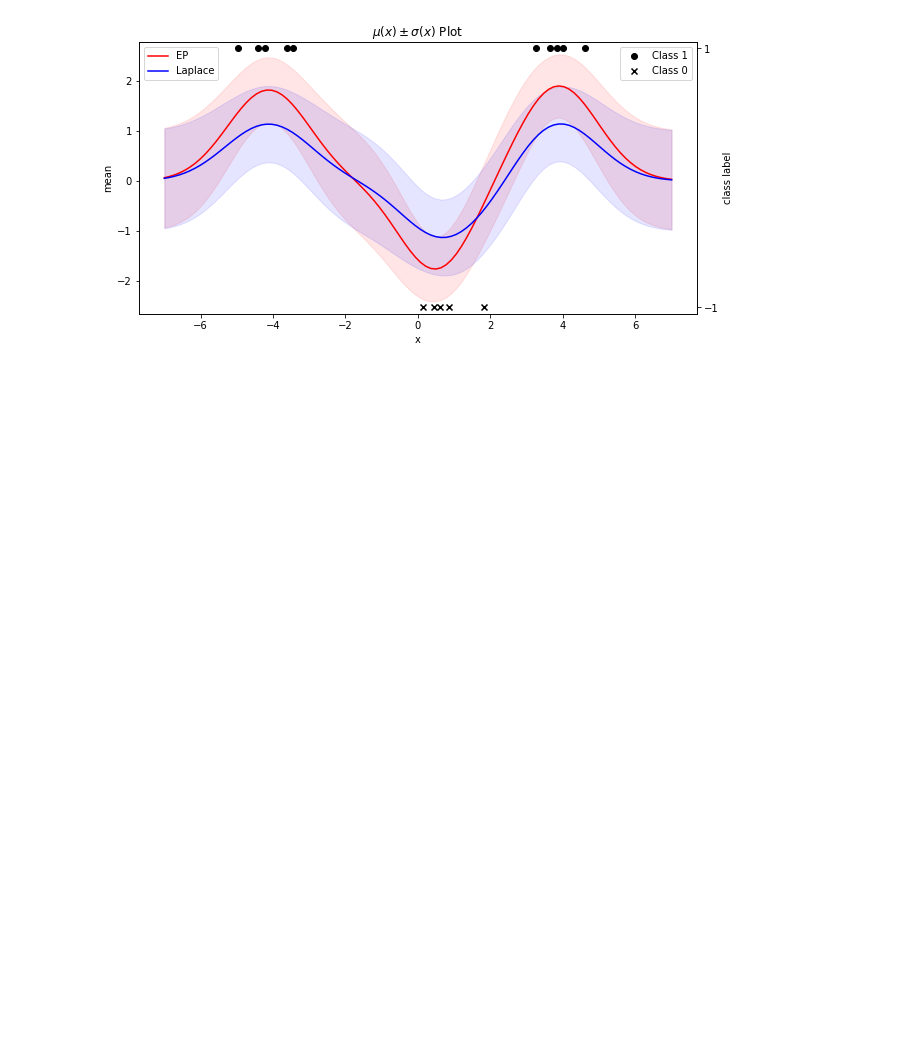
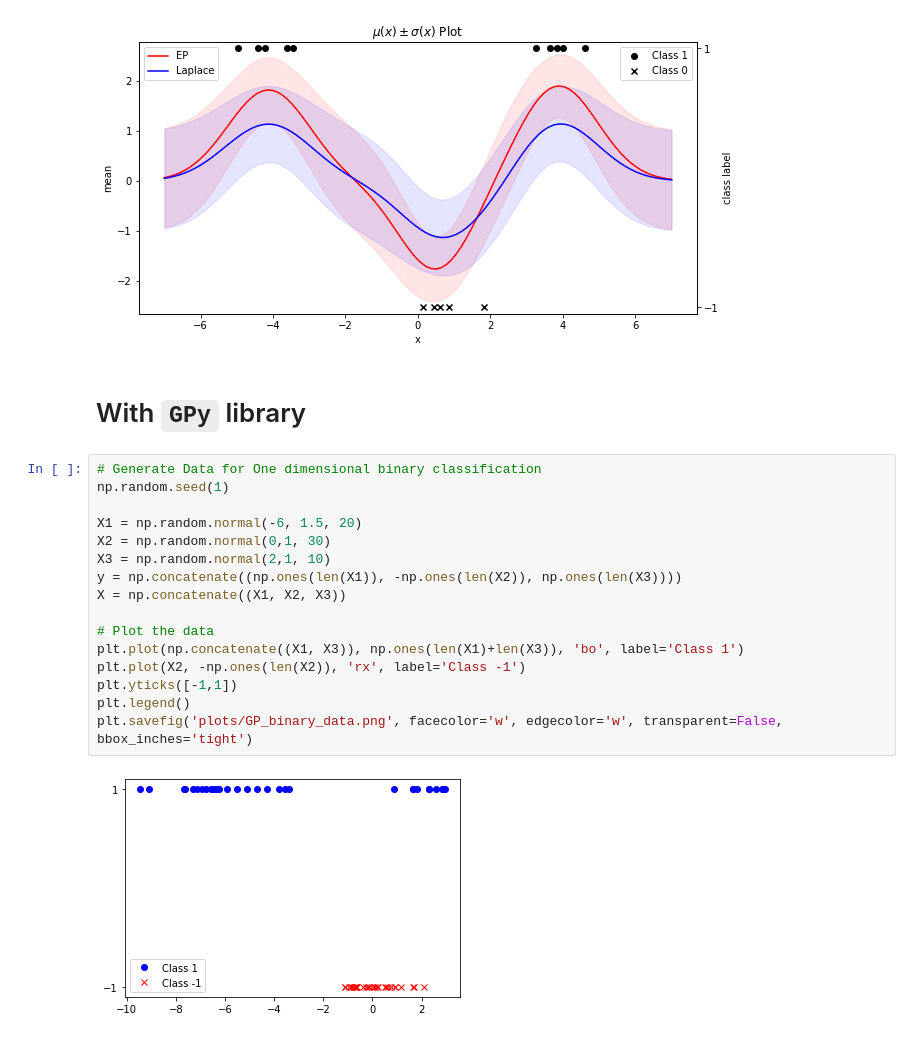
Before and after one commit to ddangchani/Supplements, a Jupyter notebook: Statistical Learning/GP binary_EP.ipynb, the cells around one changed output. Cells and saved outputs as stored; diff of their text form; blank space fills up the shorter version.

```diff
--- a/Statistical Learning/GP binary_EP.ipynb
+++ b/Statistical Learning/GP binary_EP.ipynb
@@ -220,3 +220,23 @@ plt.title('$\mu(x)\pm \sigma(x)$ Plot')
 plt.savefig('plots/Mean_STD_EP_Laplace.png', facecolor='white', bbox_inches='tight')
 # %% [output]
 [figure]
+# %% [markdown]
+# With `GPy` library
+# %%
+# Generate Data for One dimensional binary classification
+np.random.seed(1)
+
+X1 = np.random.normal(-6, 1.5, 20)
+X2 = np.random.normal(0,1, 30)
+X3 = np.random.normal(2,1, 10)
+y = np.concatenate((np.ones(len(X1)), -np.ones(len(X2)), np.ones(len(X3))))
+X = np.concatenate((X1, X2, X3))
+
+# Plot the data
+plt.plot(np.concatenate((X1, X3)), np.ones(len(X1)+len(X3)), 'bo', label='Class 1')
+plt.plot(X2, -np.ones(len(X2)), 'rx', label='Class -1')
+plt.yticks([-1,1])
+plt.legend()
+plt.savefig('plots/GP_binary_data.png', facecolor='w', edgecolor='w', transparent=False, bbox_inches='tight')
+# %% [output]
+[figure, added]
```
Also changed, not shown: parts of 3 cells of this notebook, 7 other files.
